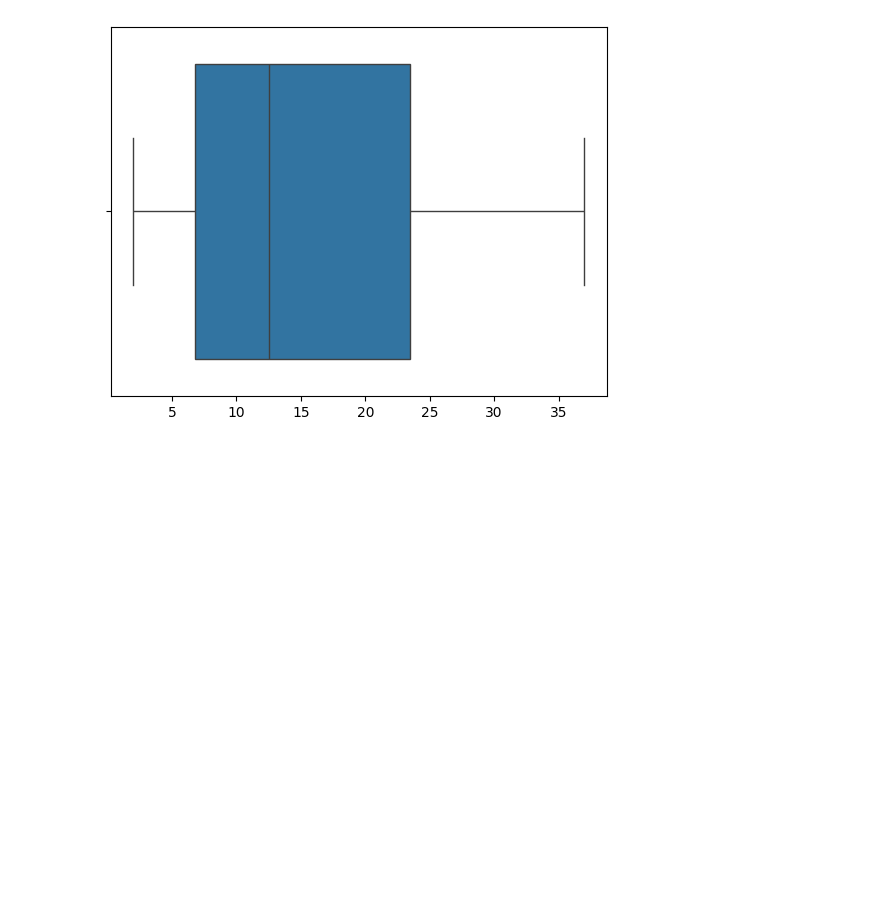
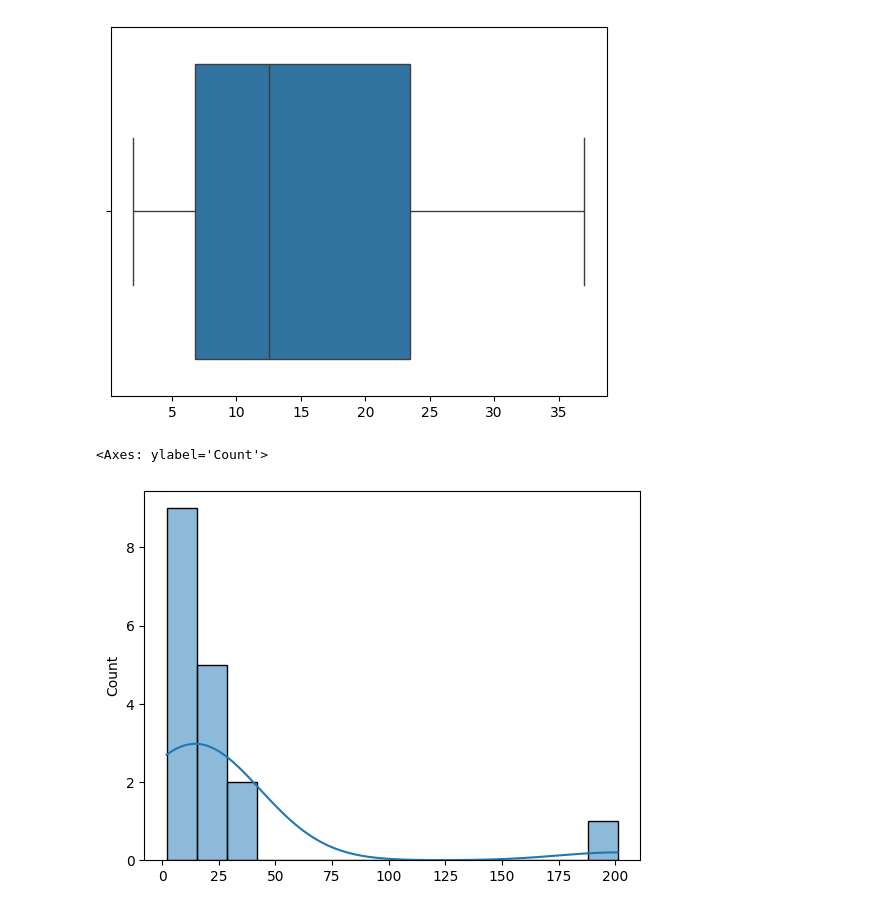
Before and after one commit to Ruhi1010/math_for_ml, a Jupyter notebook: statistic.ipynb, the cells around one changed output. Saved outputs shown, nothing was run; the diff lists cells and outputs as text; code cells hidden in the pictures; blank space fills up the shorter version.

```diff
--- a/statistic.ipynb
+++ b/statistic.ipynb
@@ -63,3 +63,8 @@ sns.boxplot(x = arr2)
 # %% [output]
 <Axes: >
 [figure]
+# %%
+sns.histplot(arr, kde=True)
+# %% [output]
+<Axes: ylabel='Count'>
+[figure, added]
```
Also changed, not shown: parts of 1 cell of this notebook.
